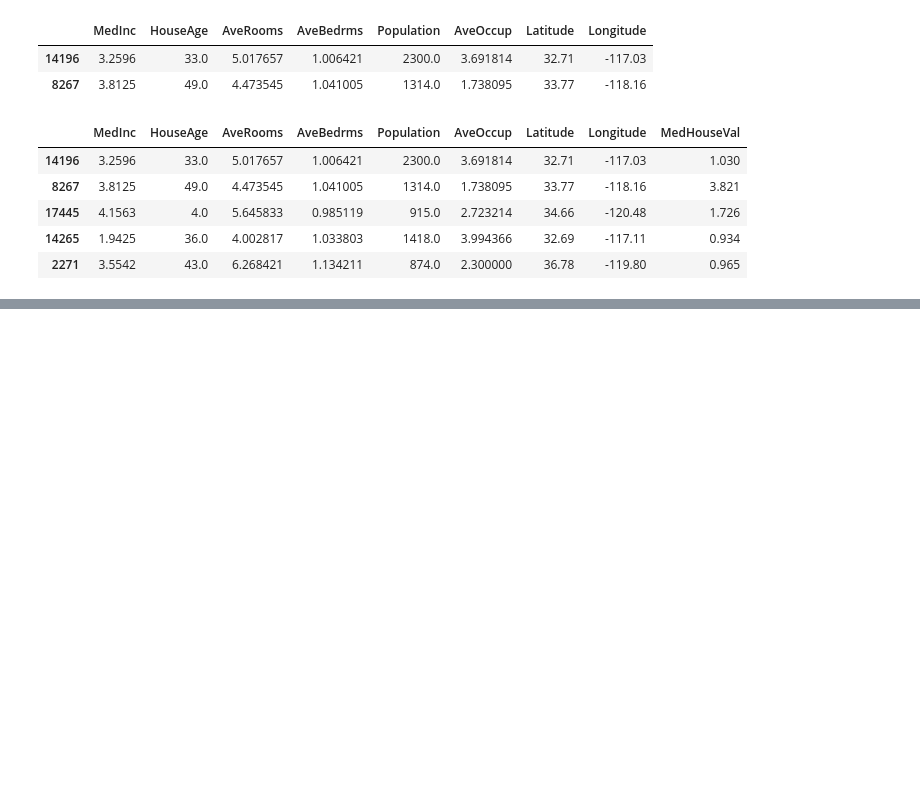
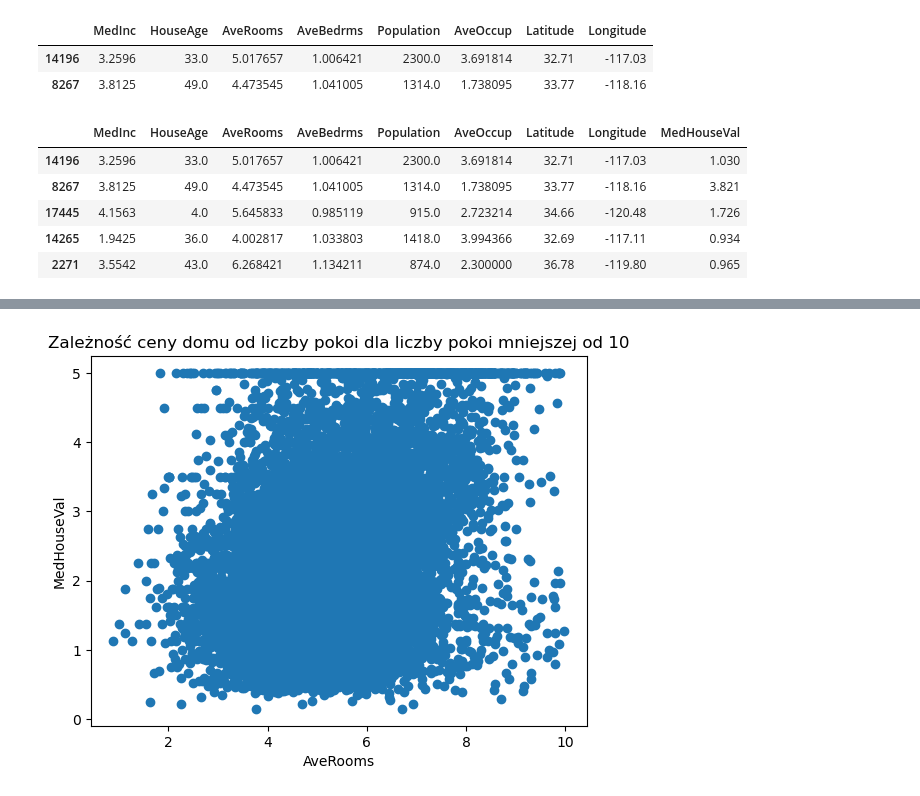
Before and after one commit to KCristopher/zaaw_tech_ml_ai, a Jupyter notebook: L1L2.ipynb, the cells around one changed output, grey strips where cells are left out. Drawn from its saved outputs; the diff is of its cells as text; code cells hidden in the pictures; blank space fills up the shorter version.

```diff
--- a/L1L2.ipynb
+++ b/L1L2.ipynb
@@ -292,0 +379,11 @@ trainset.head()
+# %%
+malo_pokoi = trainset[ trainset['AveRooms'] < 10 ]
+malo_pokoi.shape
+
+plt.scatter( malo_pokoi['AveRooms'], malo_pokoi['MedHouseVal'] )
+plt.ylabel('MedHouseVal')
+plt.xlabel('AveRooms')
+plt.title('Zależność ceny domu od liczby pokoi dla liczby pokoi mniejszej od 10')
+plt.show()
+# %% [output]
+[figure, added]
```
Also changed, not shown: parts of 20 cells of this notebook.
